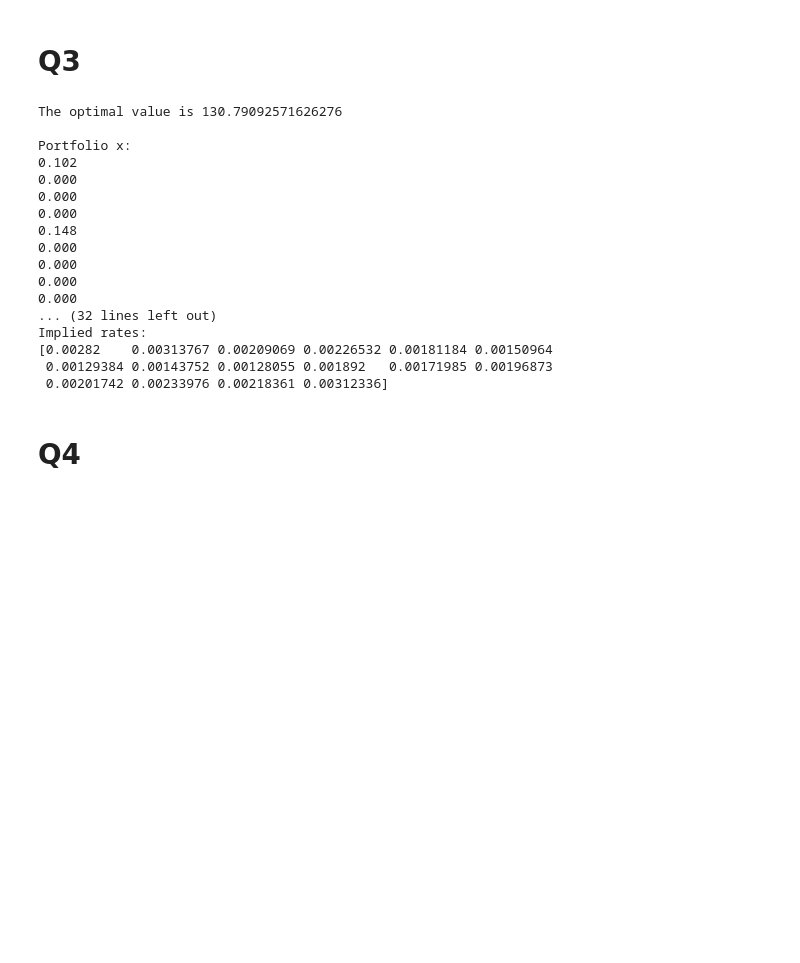
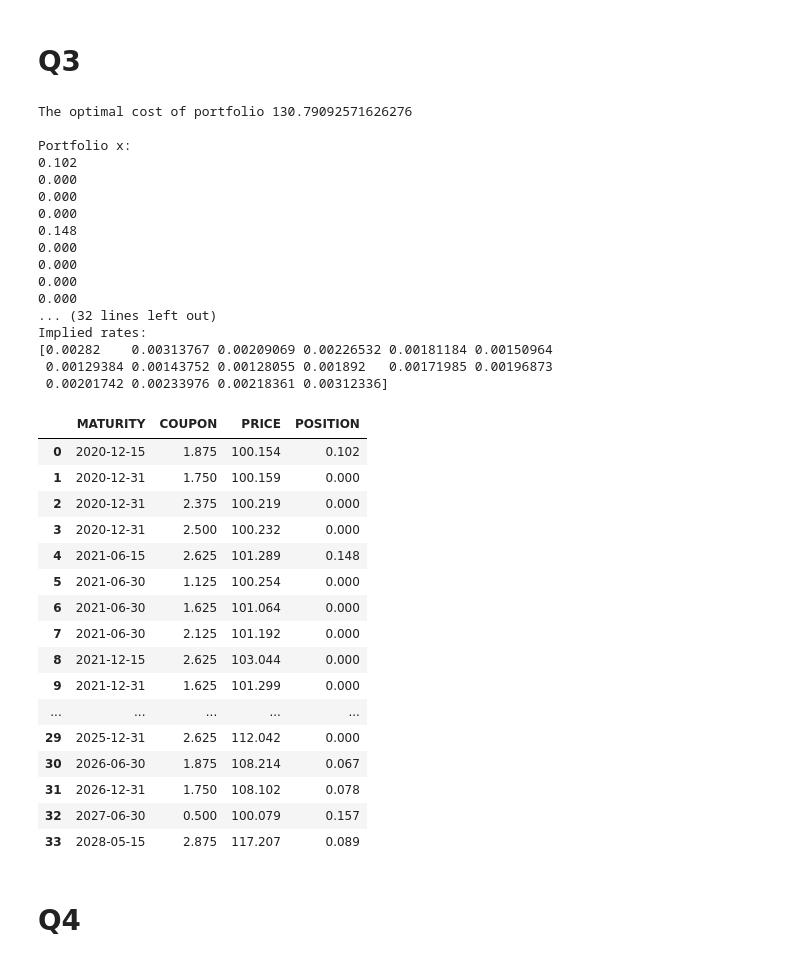
Before and after one commit to fuzhongzhou/Optimization-Projects, a Jupyter notebook: Pipeline.ipynb, the cells around one changed output. Saved outputs shown, nothing was run; the diff lists cells and outputs as text; code cells hidden in the pictures; blank space fills up the shorter version.

```diff
--- a/Pipeline.ipynb
+++ b/Pipeline.ipynb
@@ -127,7 +149,7 @@ shadowprices = -prob.constraints[0].dual_value
 impliedrates = 1/(shadowprices**(1/np.array(range(1,17))))-1
 
 # Print result.
-print("\nThe optimal value is", prob.value)
+print("\nThe optimal cost of portfolio", prob.value)
 print("\nPortfolio x:")
 # print(x.value)
 # For better presentation
@@ -138,7 +160,7 @@ print(s.value)
 print("\nImplied rates:")
 print(impliedrates)
 # %% [output]
-The optimal value is 130.79092571626276
+The optimal cost of portfolio 130.79092571626276
 
 Portfolio x:
 0.102
@@ -155,5 +177,26 @@ Implied rates:
 [0.00282    0.00313767 0.00209069 0.00226532 0.00181184 0.00150964
  0.00129384 0.00143752 0.00128055 0.001892   0.00171985 0.00196873
  0.00201742 0.00233976 0.00218361 0.00312336]
+# %%
+portfolio['POSITION'] = x.value.round(3)
+display(portfolio)
+# %% [output]
+|  | MATURITY | COUPON | PRICE | POSITION |
+| 0 | 2020-12-15 | 1.875 | 100.154 | 0.102 |
+| 1 | 2020-12-31 | 1.750 | 100.159 | 0.000 |
+| 2 | 2020-12-31 | 2.375 | 100.219 | 0.000 |
+| 3 | 2020-12-31 | 2.500 | 100.232 | 0.000 |
+| 4 | 2021-06-15 | 2.625 | 101.289 | 0.148 |
+| 5 | 2021-06-30 | 1.125 | 100.254 | 0.000 |
+| 6 | 2021-06-30 | 1.625 | 101.064 | 0.000 |
+| 7 | 2021-06-30 | 2.125 | 101.192 | 0.000 |
+| 8 | 2021-12-15 | 2.625 | 103.044 | 0.000 |
+| 9 | 2021-12-31 | 1.625 | 101.299 | 0.000 |
+| ... | ... | ... | ... | ... |
+| 29 | 2025-12-31 | 2.625 | 112.042 | 0.000 |
+| 30 | 2026-06-30 | 1.875 | 108.214 | 0.067 |
+| 31 | 2026-12-31 | 1.750 | 108.102 | 0.078 |
+| 32 | 2027-06-30 | 0.500 | 100.079 | 0.157 |
+| 33 | 2028-05-15 | 2.875 | 117.207 | 0.089 |
 # %% [markdown]
 # Q4
```
Also changed, not shown: parts of 8 cells of this notebook.
